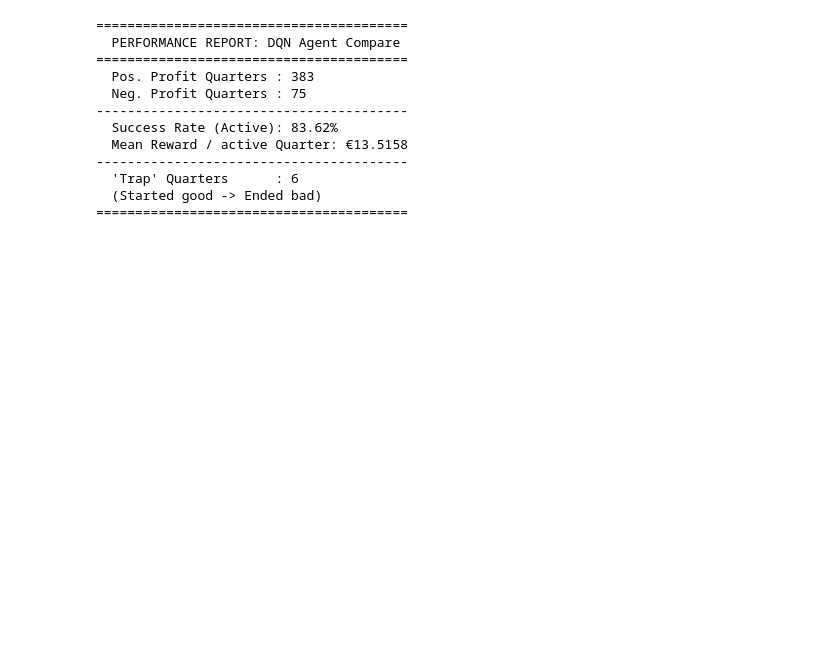
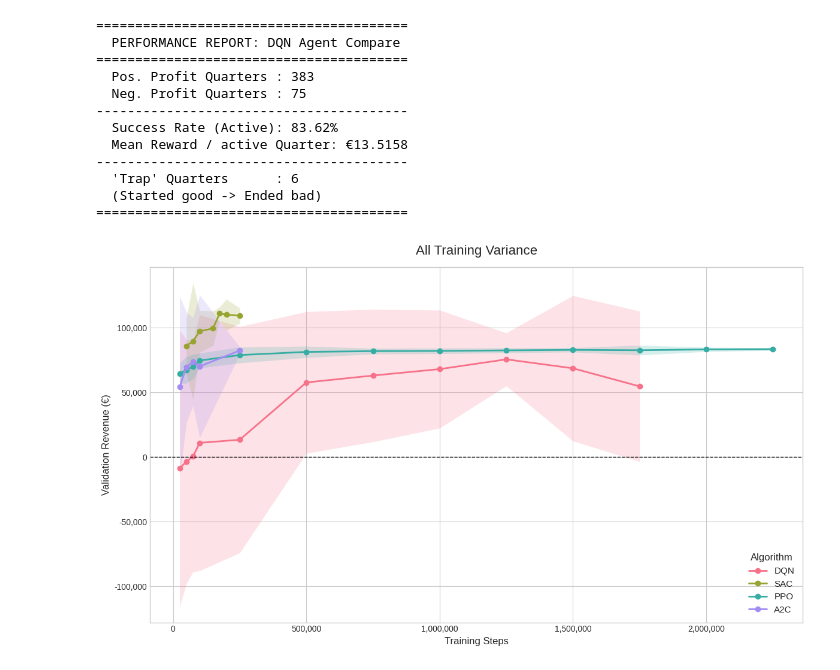
Before and after one commit to DeLany123/Thesis, a Jupyter notebook: Simulation/suite_simple_trading/test_models/test_dqn.ipynb, the cells around one changed output. Cells and saved outputs as stored; diff of their text form; code cells hidden in the pictures; blank space fills up the shorter version.

```diff
--- a/Simulation/suite_simple_trading/test_models/test_dqn.ipynb
+++ b/Simulation/suite_simple_trading/test_models/test_dqn.ipynb
@@ -162,0 +250,5 @@ print_agent_performance(history_df, "DQN Agent Compare")
+# %%
+import pandas as pd
+plot_benchmark_results("dqn_training_variance.csv", title="All Training Variance")
+# %% [output]
+[figure, added]
```
Also changed, not shown: parts of 3 cells of this notebook, 11 other files.
